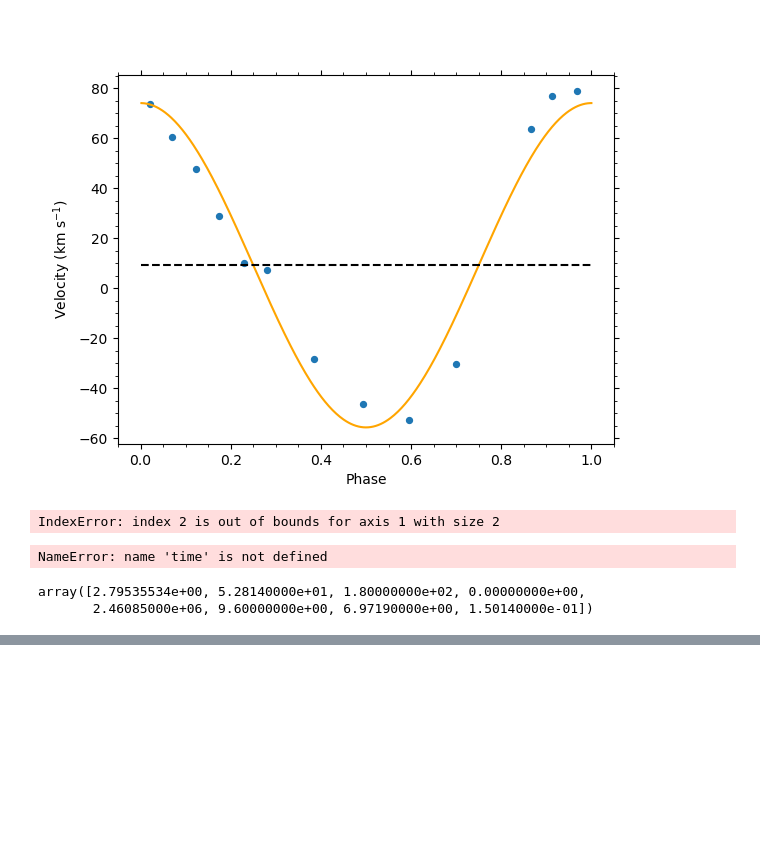
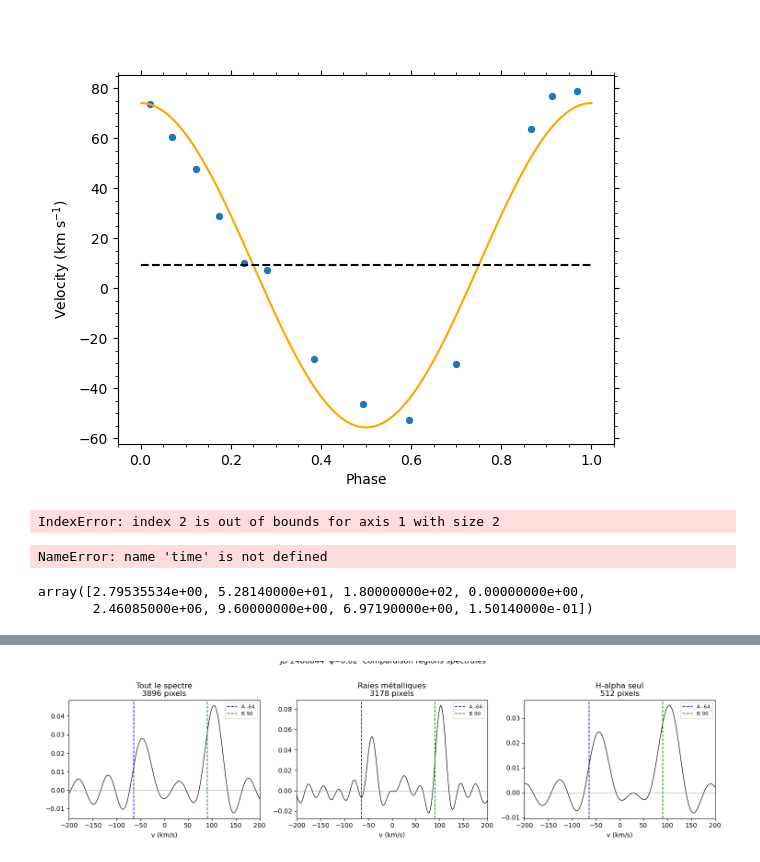
Before and after one commit to plouis35/SAR_colab, a Jupyter notebook: notebooks/09_binaireSpectro.ipynb, the cells around one changed output, grey strips where cells are left out. Saved outputs shown, nothing was run; the diff lists cells and outputs as text; code cells hidden in the pictures; blank space fills up the shorter version.

```diff
--- a/notebooks/09_binaireSpectro.ipynb
+++ b/notebooks/09_binaireSpectro.ipynb
@@ -82,11 +82,12 @@ V_PIX = 299792.458 * (DISP / LAMBDA_C) # VR pour un pixel -> 2.22 km/s)
 P = 9.591               # Période orbitale de (jours)
 T0_REF = 2460844.2      # Date de référence (JD)
 K_A = 68.2              # Amplitude étoile A (km/s)
-K_B = -70.8             # Amplitude étoile B (km/s)
+K_B = 70.8              # Amplitude étoile B (km/s)
 E_REF = 0.19            # Excentricité de référence
 OMEGA_REF = 190         # Argument du périastre (degrés)
 GAMMA_REF = -10.5       # Vitesse systémique (km/s)
-OFFSET_INST = 0         # À ajuster selon ta calibration néon
+#OFFSET_INST = 0         # À ajuster selon ta calibration néon
+OFFSET_INST = -6.0   # km/s — à affiner après la prochaine itération
 
 # CONFIGURATION & LOCALISATION (Marcenat)
 #Latitude : 45,306° N (environ 45° 18' 25'' N)
@@ -712,0 +971,9 @@ array([2.79535534e+00, 5.28140000e+01, 1.80000000e+02, 0.00000000e+00,
+# %%
+# Diagnostic des phases pour les JD avec NaN
+problematic = [2460846.40154, 2460847.40213, 2460851.37702, 2460856.40122]
+for jd in problematic:
+    ph = ((jd - T0_REF) % P) / P
+    vta = kepler_model(ph, K_A, E_REF, OMEGA_REF, GAMMA_REF)
+    vtb = kepler_model(ph, K_B, E_REF, OMEGA_REF, GAMMA_REF)
+    sep = abs(vta - vtb)
+    print(f"JD {jd:.5f}  φ={ph:.3f}  V_A={vta:.1f}  V_B={vtb:.1f}  séparation={sep:.1f} km/s")
@@ -712,0 +1218,56 @@ array([2.79535534e+00, 5.28140000e+01, 1.80000000e+02, 0.00000000e+00,
+# %%
+# Test : BF sur H-alpha seul vs BF sur les raies métalliques seules
+# Sur un spectre bien séparé (JD 2460844, φ=0.02)
+
+entry = data_list[1]  # JD 2460844
+wave = entry['spec'].wavelength.value
+flux_raw = entry['spec'].flux.value
+obs_flux = flux_raw / np.percentile(flux_raw, 95) - 1.0
+
+# Région 1 : raies métalliques seules (sans H-alpha)
+region_metal  = (wave > 6490) & (wave < 6545) | \
+                (wave > 6580) & (wave < 6700)
+
+# Région 2 : H-alpha seul
+region_halpha = (wave > 6550) & (wave < 6575)
+
+fig, axes = plt.subplots(1, 3, figsize=(15, 4))
+
+for ax, (label, region) in zip(axes, [
+    ('Tout le spectre',   np.ones(len(wave), dtype=bool)),
+    ('Raies métalliques', region_metal),
+    ('H-alpha seul',      region_halpha)
+]):
+    wave_sub = wave[region]
+    obs_sub  = obs_flux[region]
+
+    # Template sur la même sous-région
+    f_interp = interp1d(wave_ref, mask_template,
+                        bounds_error=False, fill_value=0)
+    mask_sub = f_interp(wave_sub)
+
+    v_axis, bf = compute_broadening_function(obs_sub, mask_sub)
+    bf = -bf
+
+    v_bary = get_barycentric_correction(entry['jd']).value
+    ph = ((entry['jd'] - T0_REF) % P) / P
+    vta = rv_kepler(np.array([entry['jd']]), T0_REF, P,
+                    68.2, 0.19, 190, -10.5)[0] - v_bary
+    vtb = rv_kepler(np.array([entry['jd']]), T0_REF, P,
+                    70.8, 0.19, 10, -10.5)[0] - v_bary
+
+    ax.plot(v_axis, bf, 'k-', lw=0.9)
+    ax.axvline(vta, color='blue',  ls='--', lw=1.2, label=f'A {vta:.0f}')
+    ax.axvline(vtb, color='green', ls='--', lw=1.2, label=f'B {vtb:.0f}')
+    ax.axhline(0, color='gray', lw=0.5)
+    ax.set_xlim(-200, 200)
+    ax.set_title(f'{label}\n{len(wave_sub)} pixels')
+    ax.legend(fontsize=8)
+    ax.set_xlabel('v (km/s)')
+
+plt.suptitle(f'JD 2460844  φ={ph:.2f}  Comparaison régions spectrales', y=1.02)
+plt.tight_layout()
+plt.savefig('images/bf_regions.png', dpi=120)
+plt.show()
+# %% [output]
+[figure, added]
```
Also changed, not shown: parts of 14 cells of this notebook, 11 other files.
